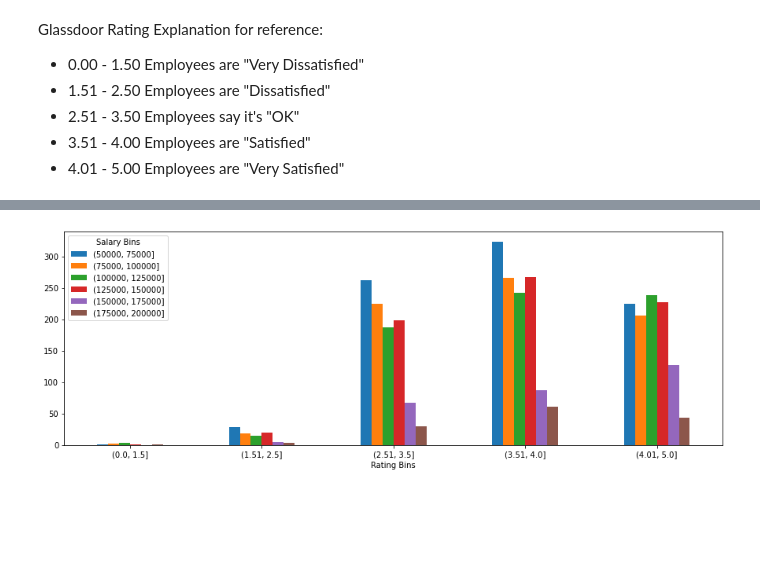
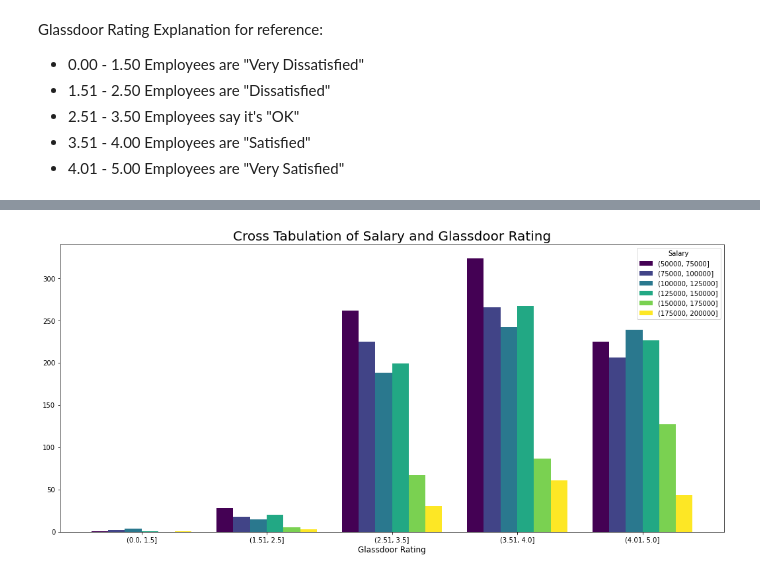
Before and after one commit to esgardner/DataScienceJobs, a Jupyter notebook: DataScienceJobs.ipynb, the cells around one changed output, grey strips where cells are left out. Cells and saved outputs as stored; diff of their text form; code cells hidden in the pictures; blank space fills up the shorter version.

Commit message:
fixing colors and plot title

```diff
--- a/DataScienceJobs.ipynb
+++ b/DataScienceJobs.ipynb
@@ -364,13 +373,19 @@ Glassdoor Rating Explanation for reference:
 # %%
 # create bins that correspond to the Glassdoor rating categories (see explanation in cell above)
 rating_bins = pd.IntervalIndex.from_tuples([(0, 1.5), (1.51, 2.5), (2.51, 3.50), (3.51, 4.0), (4.01, 5.0)])
-rating_df.loc['Rating Bins'] = pd.cut(rating_df['Rating'], rating_bins)
+rating_df.copy()['Rating'] = pd.cut(rating_df['Rating'], rating_bins)
 # create salary bins
 salary_bins = [50000, 75000, 100000, 125000, 150000, 175000, 200000]
-rating_df.loc['Salary Bins'] = pd.cut(rating_df['Salary Estimate'], salary_bins)
+rating_df.copy()['Salary'] = pd.cut(rating_df['Salary Estimate'], salary_bins)
 
 # use cross tabulation to look at the relationship between salary and company rating
-CrosstabResult=pd.crosstab(index=rating_df['Rating Bins'],columns=rating_df['Salary Bins'])
-CrosstabResult.plot.bar(figsize=(15,5), rot=0);
+CrosstabResult=pd.crosstab(index=rating_df['Rating'],columns=rating_df['Salary'])
+CrosstabResult.plot.bar(figsize=(18,8), rot=0, width=0.8, \
+                        color=['#440154', '#414487', '#2a788e', '#22a884', '#7ad151', '#fde725']);
+
+plt.title("Cross Tabulation of Salary and Glassdoor Rating", fontsize=20)
+plt.xlabel("Glassdoor Rating", fontsize=12)
+
+plt.show()
 # %% [output]
-[figure, old version]
+[figure, new version]
```
Also changed, not shown: parts of 4 cells of this notebook.
